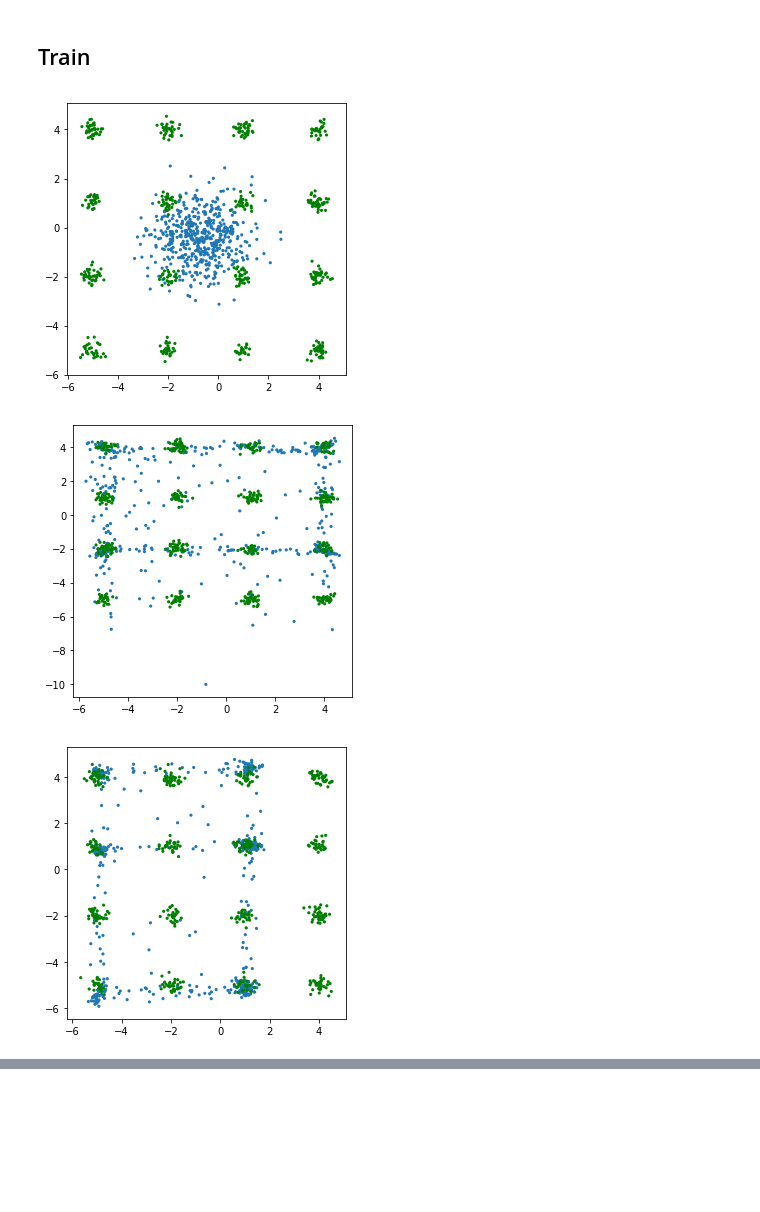
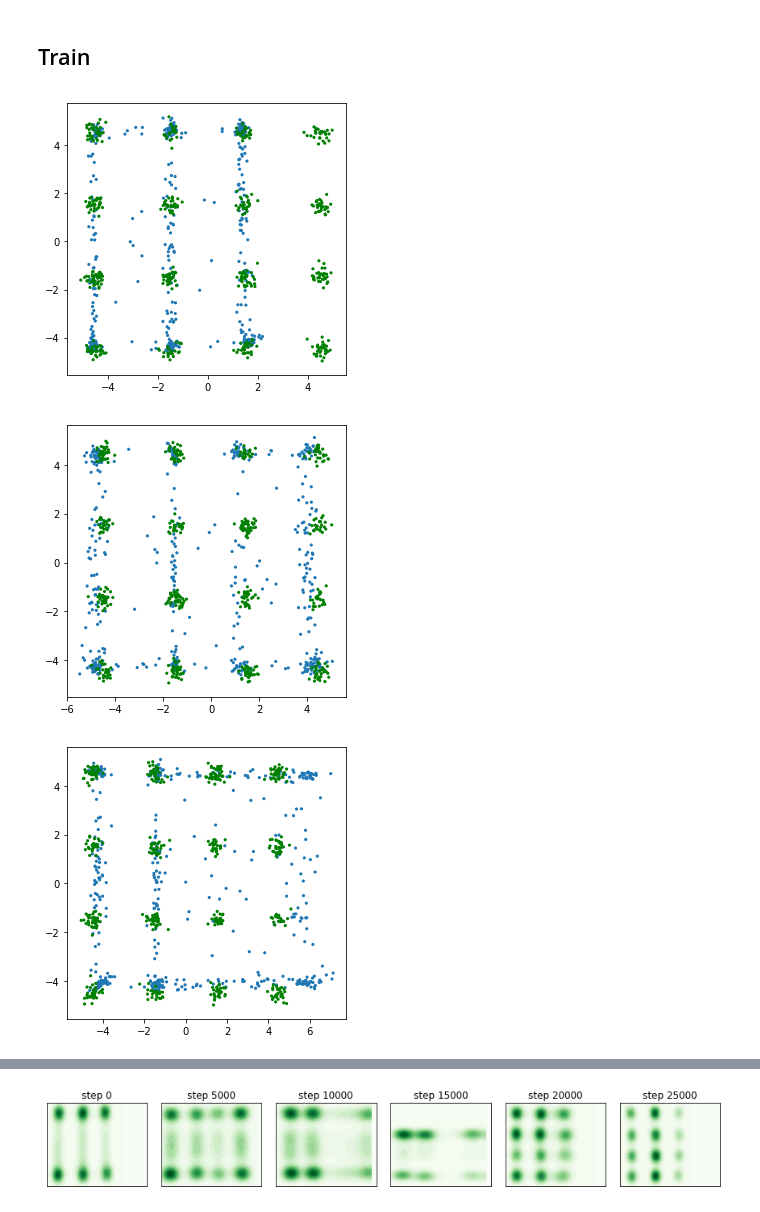
Before and after one commit to bruno-31/diff-game, a Jupyter notebook: vanilla-gan.ipynb, the cells around one changed output, grey strips where cells are left out. Saved outputs shown, nothing was run; the diff lists cells and outputs as text; code cells hidden in the pictures; blank space fills up the shorter version.

```diff
--- a/vanilla-gan.ipynb
+++ b/vanilla-gan.ipynb
@@ -28,7 +31,7 @@ def discriminator(x, n_hidden=128, n_layer=2, reuse=False):
 ### Data creation
 # %%
 def sample_mog(batch_size, n_mixture=16, std=0.2):
-    x = np.linspace(-5,4,4)
+    x = np.linspace(-4.5,4.5,4)
     xs, ys = np.meshgrid(x, x)
     xs, ys = xs.flatten(), ys.flatten()
     cat = ds.Categorical(tf.zeros(n_mixture))
@@ -85,22 +93,22 @@ sess.run(tf.global_variables_initializer())
 # %%
 xmax = 3
 fs = []
 frames = []
 np_samples = []
 n_batches_viz = 10
 viz_every = params['viz_every']
-for i in tqdm(range(params['max_iter'])):
+for i in tqdm(range(params['max_iter']+1)):
     f, _, _ = sess.run([[loss], g_train_op, d_train_op])
     fs.append(f)
     if i % viz_every == 0:
         np_samples.append(np.vstack([sess.run(samples) for _ in range(n_batches_viz)]))
         xx, yy = sess.run([samples, data])
         fig = figure(figsize=(5,5))
         scatter(xx[:, 0], xx[:, 1], edgecolor='none',s=10)
         scatter(yy[:, 0], yy[:, 1], c='g', edgecolor='none',s=10)
 #         axis('off')
         show()
 # %% [output]
-[figure, old version]
+[figure, new version]
-[figure, old version]
+[figure, new version]
-[figure, old version]
+[figure, new version]
@@ -108,0 +118,17 @@ for i in tqdm(range(params['max_iter'])):
+# %%
+np_samples_ = np_samples[::1]
+cols = len(np_samples_)
+bg_color  = sns.color_palette('Greens', n_colors=256)[0]
+figure(figsize=(2*cols, 2))
+for i, samps in enumerate(np_samples_):
+    if i == 0:
+        ax = subplot(1,cols,1)
+    else:
+        subplot(1,cols,i+1, sharex=ax, sharey=ax)
+    ax2 = sns.kdeplot(samps[:, 0], samps[:, 1], shade=True, cmap='Greens', n_levels=20, clip=[[-6,6]]*2)
+    ax2.set_axis_bgcolor(bg_color)
+    xticks([]); yticks([])
+    title('step %d'%(i*viz_every))
+gcf().tight_layout()
+# %% [output]
+[figure, added]
```
Also changed, not shown: parts of 3 cells of this notebook, 2 other files.
